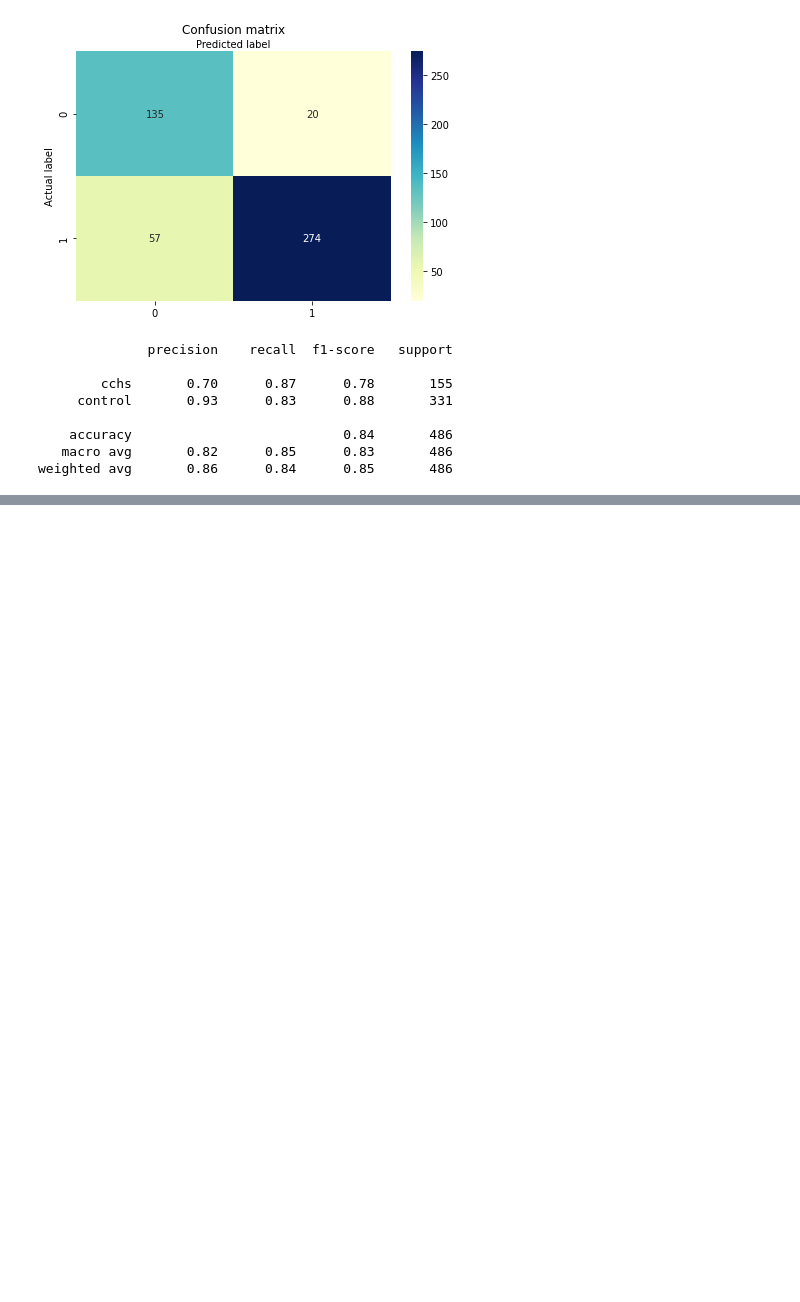
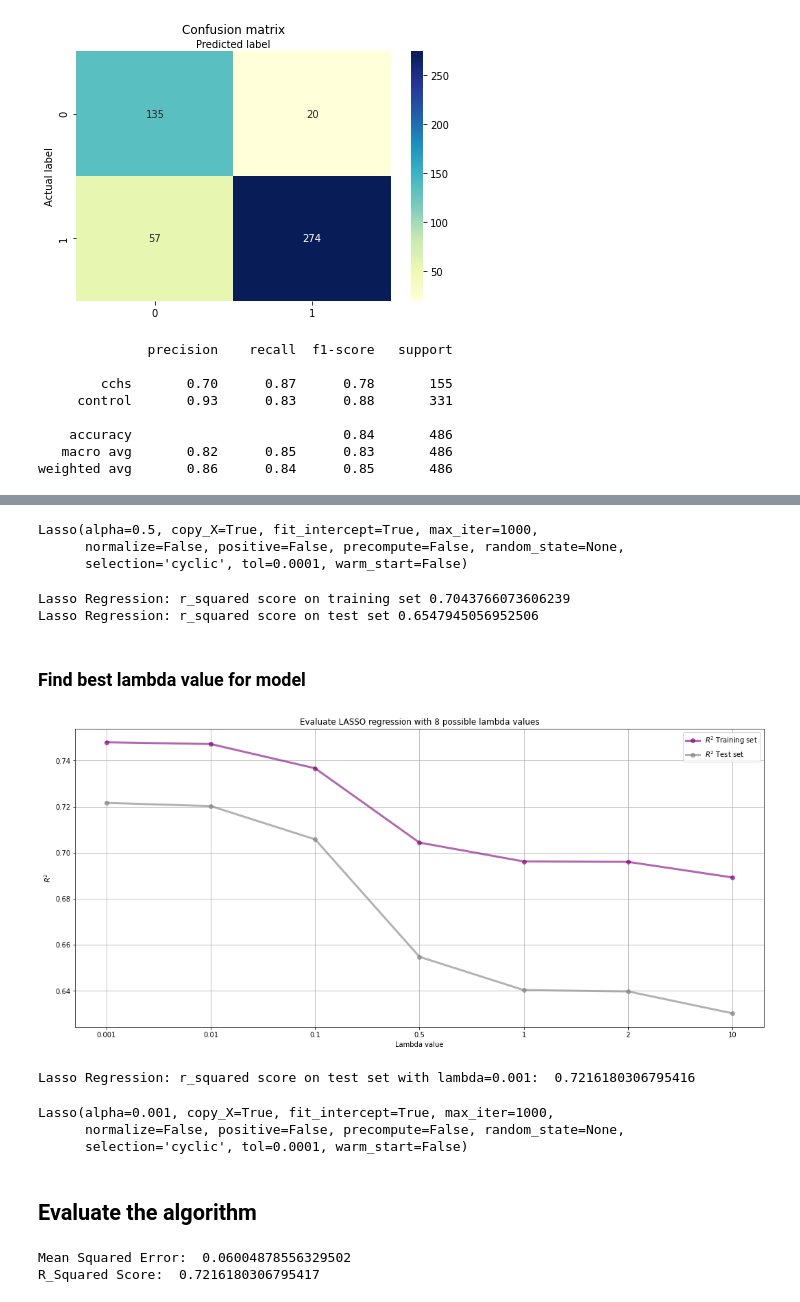
Before and after one commit to ch-zheng/cchs-prediction, a Jupyter notebook: cchs_statistical_learning.ipynb, the cells around one changed output, grey strips where cells are left out. Saved outputs shown, nothing was run; the diff lists cells and outputs as text; code cells hidden in the pictures; blank space fills up the shorter version.

Commit message:
add LASSO regression

```diff
--- a/cchs_statistical_learning.ipynb
+++ b/cchs_statistical_learning.ipynb
@@ -36,5 +45,7 @@ dataset.head()
 # X = pd.DataFrame() # inputs
 # for i in range(int(temp.shape[1]/2)): # tuple of points
 #   X[str(i)] = dataset[['x'+str(i), 'y'+str(i)]].apply(tuple, axis=1)
-X = dataset.iloc[:, 4:]
+X = dataset.iloc[:, 4:] # inputs
 y = dataset.iloc[:, 1] # labels
+y = y.replace(to_replace=["cchs"], value=0)
+y = y.replace(to_replace=["control"], value=1)
@@ -158,0 +187,61 @@ weighted avg       0.86      0.84      0.85       486
+# %%
+from sklearn.linear_model import Lasso
+lasso = Lasso(alpha=0.5) # alpha is interchangeable with lambda
+lasso.fit(X_train, y_train)
+# %% [output]
+Lasso(alpha=0.5, copy_X=True, fit_intercept=True, max_iter=1000,
+      normalize=False, positive=False, precompute=False, random_state=None,
+      selection='cyclic', tol=0.0001, warm_start=False)
+# %%
+# r_squared with lambda = 0.5
+print('Lasso Regression: r_squared score on training set', lasso.score(X_train, y_train))
+print('Lasso Regression: r_squared score on test set', lasso.score(X_test, y_test))
+# %% [output]
+Lasso Regression: r_squared score on training set 0.7043766073606239
+Lasso Regression: r_squared score on test set 0.6547945056952506
+# %% [markdown]
+### Find best lambda value for model
+# %%
+lambdas = (0.001, 0.01, 0.1, 0.5, 1, 2, 10) # lambda values to test
+l_size = len(lambdas)
+n = X.shape[1] # number of features
+
+train_r_squared = np.zeros(l_size) # r_squared values for each lambda on training set
+test_r_squared = np.zeros(l_size) # r_squared values for each lambda on test set
+# %%
+# get r_squared values for train, test for each lambda in lambdas list
+for index, l in enumerate(lambdas):
+  # train model
+  lasso = Lasso(alpha=l)
+  lasso.fit(X_train, y_train)
+
+  # save r_squared values
+  train_r_squared[index] = lasso.score(X_train, y_train)
+  test_r_squared[index] = lasso.score(X_test, y_test)
+# %%
+# plot r_squared vs. lambda
+plt.figure(figsize=(18, 8))
+plt.plot(train_r_squared, 'bo-', label=r'$R^2$ Training set', color="purple", alpha=0.6, linewidth=3)
+plt.plot(test_r_squared, 'bo-', label=r'$R^2$ Test set', color="grey", alpha=0.6, linewidth=3)
+plt.xlabel('Lambda value')
+plt.axes().set_xticks([0, 1, 2, 3, 4, 5, 6])
+plt.axes().set_xticklabels([0.001, 0.01, 0.1, 0.5, 1, 2, 10]) # relabel x-axis ticks
+plt.ylabel(r'$R^2$')
+plt.title(r'Evaluate LASSO regression with 8 possible lambda values')
+plt.legend(loc='best')
+plt.grid()
+# %% [output]
+[figure, added]
+# %%
+# the lambda value that produces the highest r_squared value in the test set is 0.001
+print("Lasso Regression: r_squared score on test set with lambda=0.001: ", test_r_squared[0])
+# %% [output]
+Lasso Regression: r_squared score on test set with lambda=0.001:  0.7216180306795416
+# %%
+# remake model with lambda = 0.001
+lasso = Lasso(alpha=0.001)
+lasso.fit(X_train, y_train)
+# %% [output]
+Lasso(alpha=0.001, copy_X=True, fit_intercept=True, max_iter=1000,
+      normalize=False, positive=False, precompute=False, random_state=None,
+      selection='cyclic', tol=0.0001, warm_start=False)
@@ -158,0 +250,8 @@ weighted avg       0.86      0.84      0.85       486
+# %% [markdown]
+## **Evaluate the algorithm**
+# %%
+print("Mean Squared Error: ", mean_squared_error(y_test, y_pred))
+print("R_Squared Score: ", r2_score(y_test, y_pred))
+# %% [output]
+Mean Squared Error:  0.06004878556329502
+R_Squared Score:  0.7216180306795417
```
Also changed, not shown: parts of 22 cells of this notebook.
